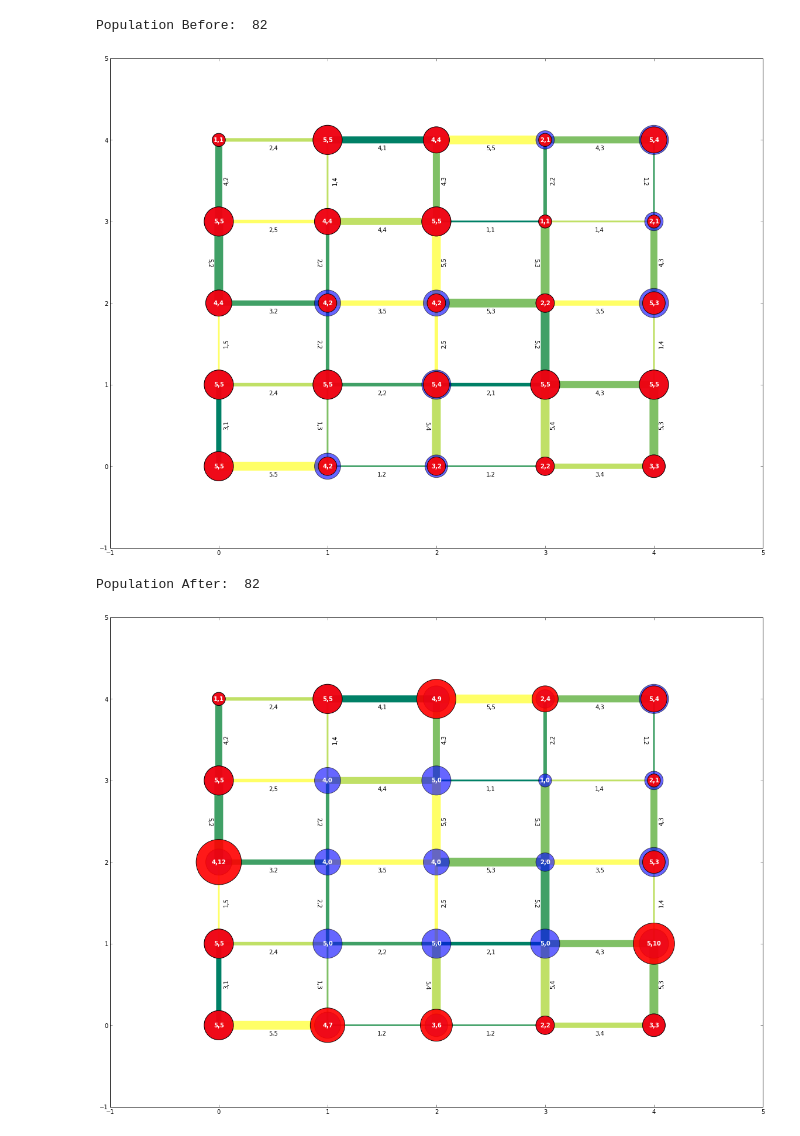
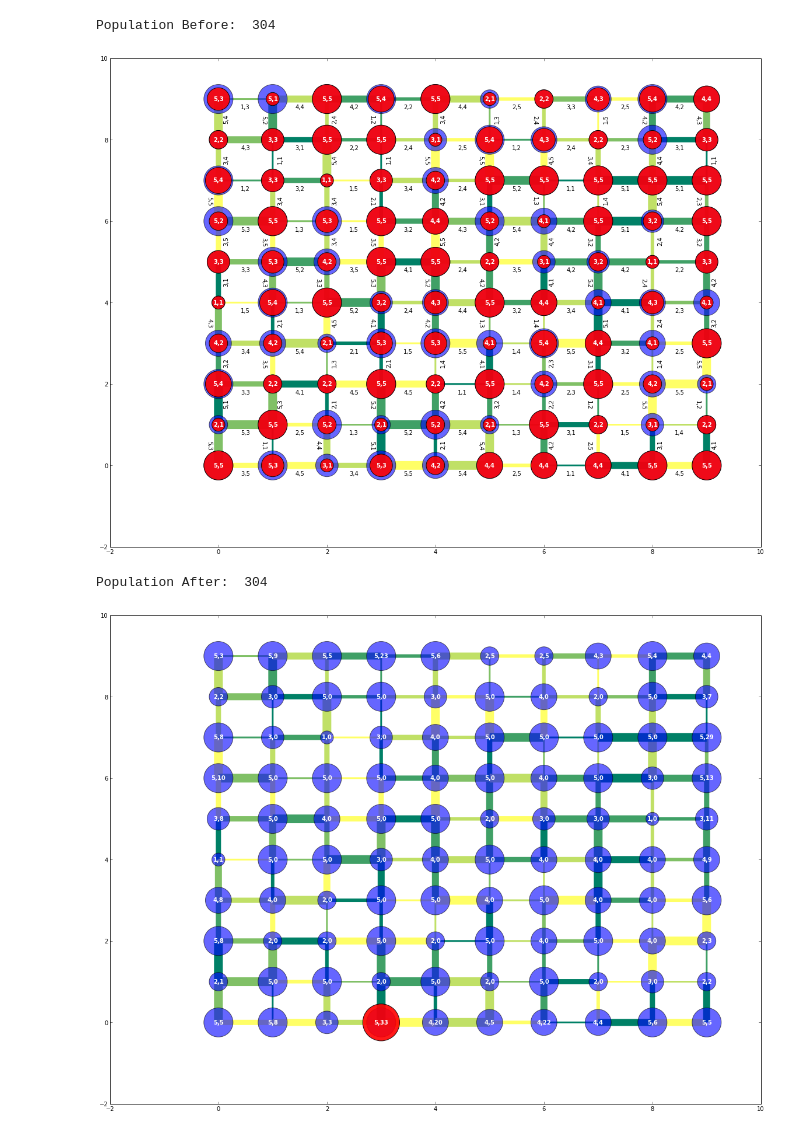
Before and after one commit to ruffsl/CS6601P1, a Jupyter notebook: Code/Python/Scrap Work.ipynb, the cells around one changed output. Saved outputs shown, nothing was run; the diff lists cells and outputs as text; code cells hidden in the pictures.

Commit message:
Plotting with Time Time step can be specified Not done yet though

```diff
--- a/Code/Python/Scrap Work.ipynb
+++ b/Code/Python/Scrap Work.ipynb
@@ -44,31 +44,26 @@ class CCRP(object):
             G.edge[edge[0]][edge[1]]['time'] = time
             G.edge[edge[0]][edge[1]]['res'] = dict()
         self.G = G
-        return self.G
 
     def addSuperSourse(self, S):
         """Add Super Sourse to Graph"""
         SS = ['SS'] * len(S)
         self.G.add_edges_from(zip(SS, S), time = 0, cap = float('inf'))
-        return self.G
 
     def addSuperDestination (self, D):
         """Add Super Destination to Graph"""
         SD = ['SD'] * len(D)
         self.G.add_edges_from(zip(SD, D), time = 0, cap = float('inf'))
-        return self.G
 
     def addSuper(self, S, D):
         """Add Super Nodes to Graph"""
         self.addSuperSourse(S)
         self.addSuperDestination(D)
-        return self.G
 
     def removeSuper(self):
         """Remove Super Nodes from Graph"""
         self.G.remove_node('SS')
         self.G.remove_node('SD')
-        return self.G
 
     def getPop(self, t = 0):
         """Get Total Population"""
@@ -149,23 +144,19 @@ class CCRP(object):
             self.G.edge[R[i]][R[i+1]]['res'][t0]= resE - flow
 
             t += self.getEdgeTime(R, i)
-        return self.G
 
     def updatePop(self, R, flow):
         """Update Graph Population """
         self.setSoursePop(R, flow)
         self.setDestinationPop(R, flow)
-        return self.G
 
     def setSoursePop(self, R, flow):
         """Set Graph Sourse Population"""
         self.G.node[R[0]]['pop'] -= flow
-        return self.G
 
     def setDestinationPop(self, R, flow):
         """Set Graph Destination Population"""
         self.G.node[R[-1]]['pop'] += flow
-        return self.G
 
     def updateSourses(self, R, S):
         """Update Graph Sourses"""
@@ -233,9 +224,14 @@ class CCRP(object):
                 self.updatePop(R, flow)
                 S = self.updateSourses(R, S)
         self.removeSuper()
-        return plan, t
+        ts = []
+        for stage in plan:
+            for time in stage['D_data']['res']:
+                ts.append(time)
+        toatalTime = max(ts)
+        return plan, toatalTime
 
-    def drawGraph(self, figsize=(20,15), params='ne', saveFig=False, fname=None, flabel=None):
+    def drawGraph(self, figsize=(20,15), params='ne', saveFig=False, fname=None, flabel=None, t=None):
         fig = figure(figsize=figsize)
         edgewidth = []
         nodelabels = {}
@@ -253,7 +249,13 @@ class CCRP(object):
         edge_cmap = plt.cm.summer
         #edge_cmap = plt.cm.Greens_r
         bbox = dict(alpha=0.0)
-        nodepop=[self.G.node[node]['pop']*500 for node in self.G]
+        if t==None:
+            nodepop=[self.G.node[node]['pop']*500 for node in self.G]
+        else:
+            nodepop=[]
+            for node in self.G:
+                pop = self.G.node[node]['cap'] - self.getResN([node], t, 0)
+                nodepop.append(pop*500)
         nodecap=[self.G.node[node]['cap']*500 for node in self.G]
 
         nx.draw_networkx_edges (self.G, pos, width = edgewidth, edge_color=edge_colors, edge_cmap=edge_cmap)
@@ -273,10 +275,10 @@ class CCRP(object):
             fig.savefig(fname)
         return fig
 # %%
-ccrp = CCRP(graph_shape=[5, 5], seed = 42)
+ccrp = CCRP(graph_shape=[10, 10], seed = 42)
 print 'Population Before: ', ccrp.getPop()
 figG = ccrp.drawGraph(saveFig=False, params='ne', flabel='_Before_1')
 # %% [output]
-Population Before:  82
+Population Before:  304
-[figure, old version]
+[figure, new version]
 # %%
@@ -290,8 +292,8 @@ plan, t = ccrp.applyCCRP(S, D)
 # %%
 #nx.draw_spectral(G)
 print 'Population After: ', ccrp.getPop()
-figG = ccrp.drawGraph(saveFig=False, params='ne', flabel='_After_1')
+figG = ccrp.drawGraph(saveFig=False, params='n', flabel='_After_1', t=8)
 #plt.grid(True)
 # %% [output]
-Population After:  82
+Population After:  304
-[figure, old version]
+[figure, new version]
```
Also changed, not shown: parts of 7 cells of this notebook.
